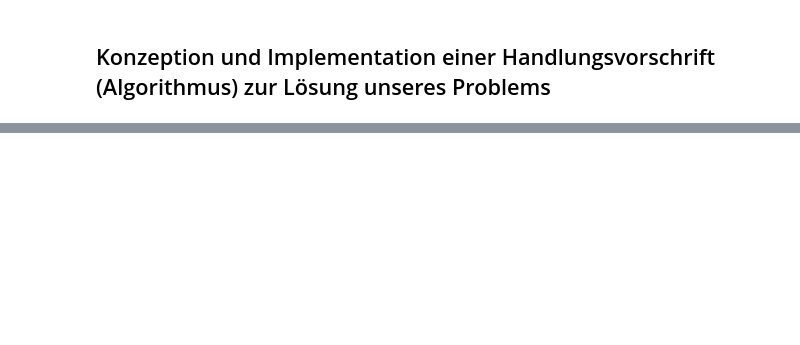
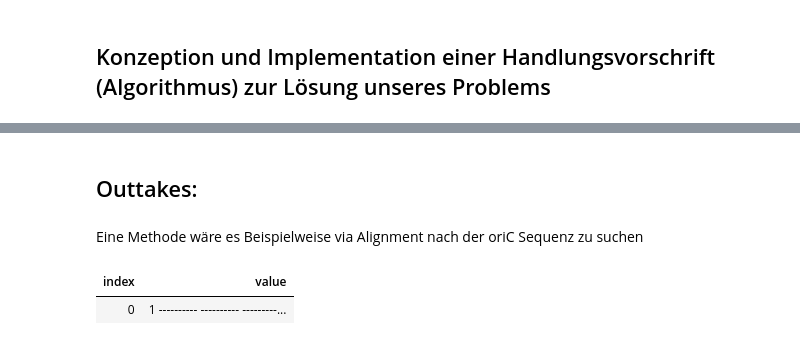
Before and after one commit to CSBiology/BioInfoIntro, a Jupyter notebook: Praktikumstag.ipynb, the cells around one changed output, grey strips where cells are left out. Drawn from its saved outputs; the diff is of its cells as text; code cells hidden in the pictures; blank space fills up the shorter version.

```diff
--- a/Praktikumstag.ipynb
+++ b/Praktikumstag.ipynb
@@ -224,0 +316,4 @@ In der Literatur werden reverse und forward Stränge gemäß der Syntheserichtun
+# %% [markdown]
+## Outtakes:
+# %% [markdown]
+Eine Methode wäre es Beispielweise via Alignment nach der oriC Sequenz zu suchen
@@ -224,0 +340,5 @@ In der Literatur werden reverse und forward Stränge gemäß der Syntheserichtun
+# %%
+globalNucAlignment.Sequences |> Seq.take 1
+# %% [output]
+| index | value |
+| 0 | 1 ---------- ---------- ---------... |
```
Also changed, not shown: parts of 39 cells of this notebook, 2 other files.
